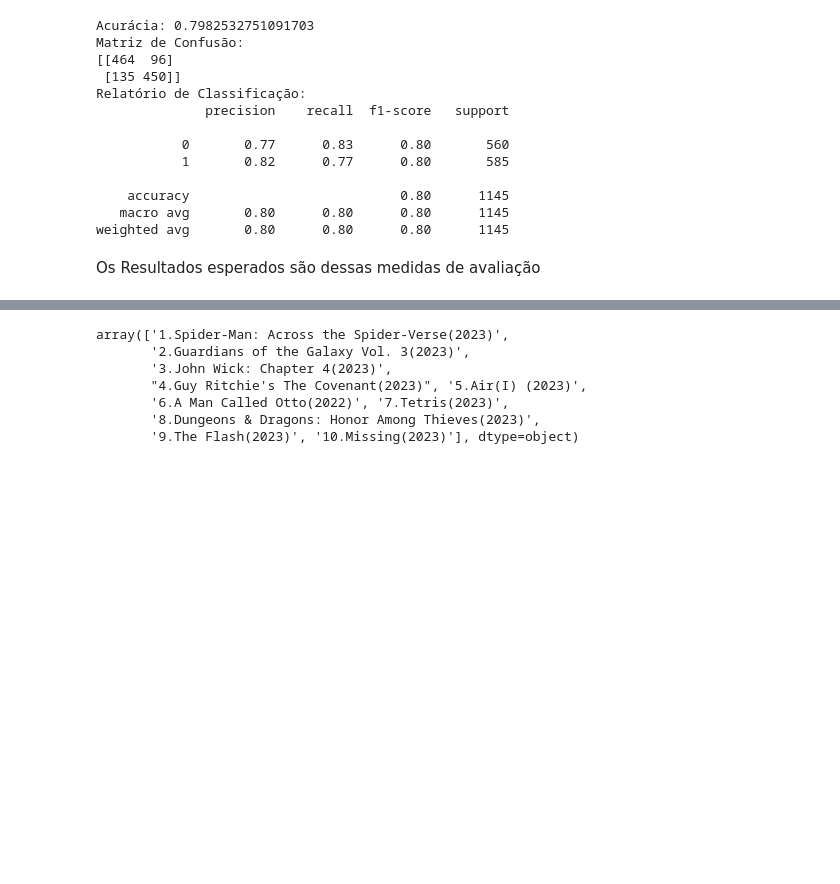
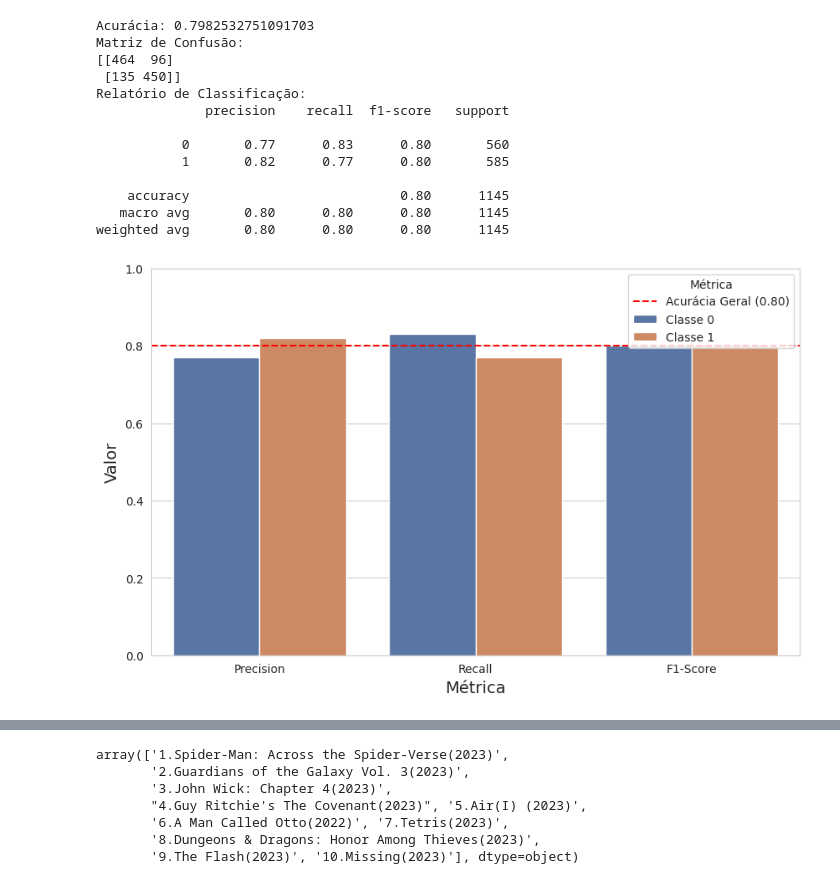
Before and after one commit to lucassribs/analise_sentimentos_em_filmes, a Jupyter notebook: Projeto_Aplicado_2.ipynb, the cells around one changed output, grey strips where cells are left out. Saved outputs shown, nothing was run; the diff lists cells and outputs as text; code cells hidden in the pictures; blank space fills up the shorter version.

```diff
--- a/Projeto_Aplicado_2.ipynb
+++ b/Projeto_Aplicado_2.ipynb
@@ -289,5 +298,39 @@ Relatório de Classificação:
     accuracy                           0.80      1145
    macro avg       0.80      0.80      0.80      1145
 weighted avg       0.80      0.80      0.80      1145
-# %% [markdown]
-Os Resultados esperados são dessas medidas de avaliação
+# %%
+import seaborn as sns
+import matplotlib.pyplot as plt
+
+# Configurações iniciais
+sns.set_style("whitegrid")
+
+# Métricas para cada classe
+metrics = ['Precision', 'Recall', 'F1-Score']
+classes = ['Classe 0', 'Classe 1']
+values_classe_0 = [0.77, 0.83, 0.80]  # Precisão, Recall e F1 para a Classe 0
+values_classe_1 = [0.82, 0.77, 0.80]  # Precisão, Recall e F1 para a Classe 1
+
+# Organizar os dados
+df = pd.DataFrame({'Metric': metrics * 2,
+                   'Value': values_classe_0 + values_classe_1,
+                   'Class': ['Classe 0'] * 3 + ['Classe 1'] * 3})
+
+# Criar o gráfico de barras
+plt.figure(figsize=(10, 6))
+sns.barplot(x='Metric', y='Value', hue='Class', data=df, palette='deep')
+
+# Adicionando a Acurácia Geral como uma linha horizontal
+plt.axhline(0.80, color='r', linestyle='dashed', label='Acurácia Geral (0.80)')
+
+# Configurações finais do gráfico
+plt.ylabel('Valor', fontsize=14)
+plt.xlabel('Métrica', fontsize=14)
+plt.ylim(0, 1)
+plt.legend(title='Métrica', loc='upper right')
+plt.savefig('gráfico1.png', dpi=300)
+
+# Mostrar o gráfico
+plt.show()
+# %% [output]
+[figure, added]
```
Also changed, not shown: parts of 30 cells of this notebook.
